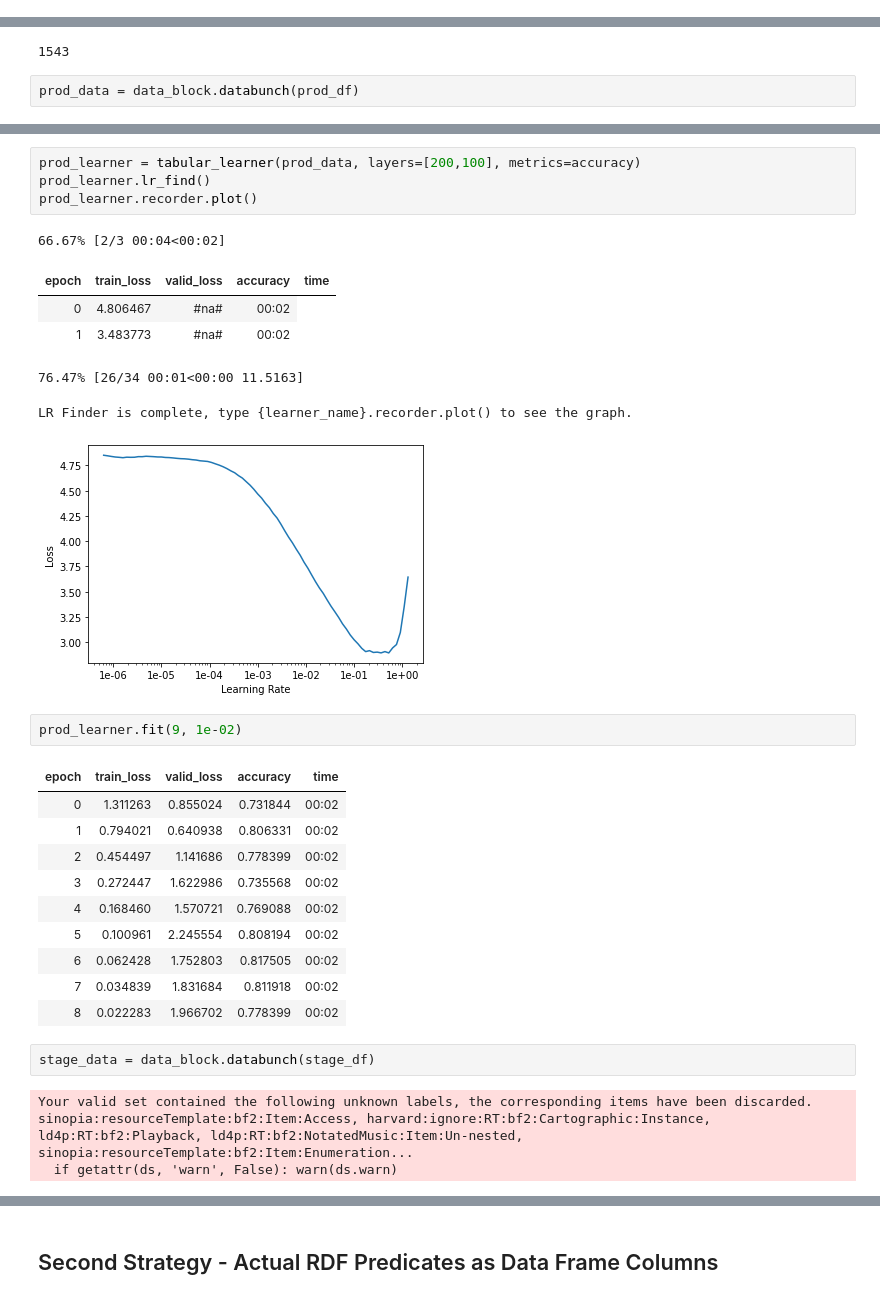
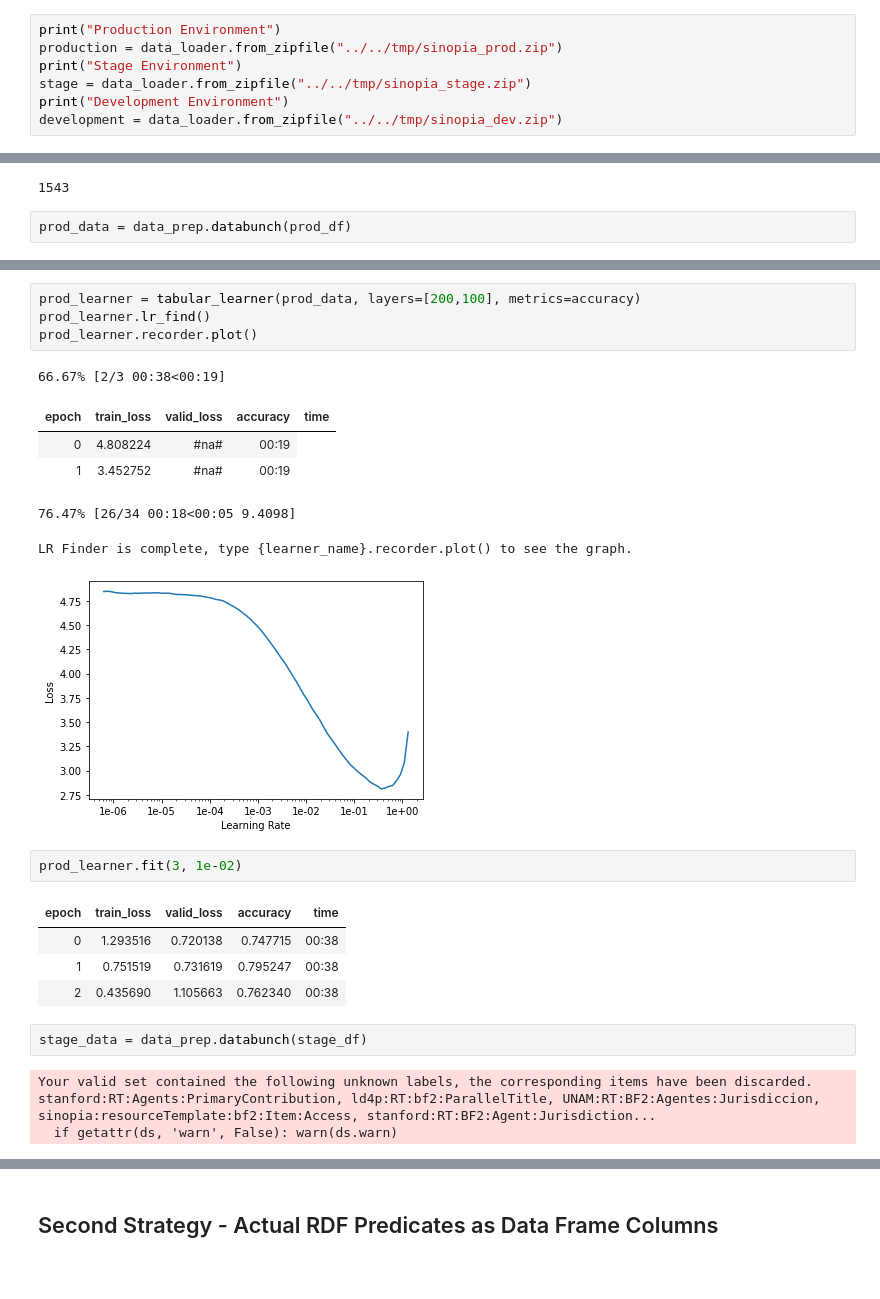
Before and after one commit to LD4P/rdf-classify, a Jupyter notebook: doc/Introduction.ipynb, the cells around one changed output, grey strips where cells are left out. Cells and saved outputs as stored; diff of their text form; blank space fills up the shorter version.

```diff
--- a/doc/Introduction.ipynb
+++ b/doc/Introduction.ipynb
@@ -57,0 +36,7 @@ Failed to parse sinopia_export_all_2020-06-21T00:01:16.135Z/michigan_2020-06-21T
+# %%
+print("Production Environment")
+production = data_loader.from_zipfile("../../tmp/sinopia_prod.zip")
+print("Stage Environment")
+stage = data_loader.from_zipfile("../../tmp/sinopia_stage.zip")
+print("Development Environment")
+development = data_loader.from_zipfile("../../tmp/sinopia_dev.zip")
@@ -130,6 +146,6 @@ len(stage_df.keys())
 # %% [output]
 1543
 # %%
-prod_data = data_block.databunch(prod_df)
+prod_data = data_prep.databunch(prod_df)
 # %% [output]
 Your valid set contained the following unknown labels, the corresponding items have been discarded.
@@ -155,31 +156,25 @@ prod_learner = tabular_learner(prod_data, layers=[200,100], metrics=accuracy)
 prod_learner.lr_find()
 prod_learner.recorder.plot()
 # %% [output]
-66.67% [2/3 00:04<00:02]
+66.67% [2/3 00:38<00:19]
 | epoch | train_loss | valid_loss | accuracy | time |
-| 0 | 4.806467 | #na# | 00:02 |
-| 1 | 3.483773 | #na# | 00:02 |
+| 0 | 4.808224 | #na# | 00:19 |
+| 1 | 3.452752 | #na# | 00:19 |
-76.47% [26/34 00:01<00:00 11.5163]
+76.47% [26/34 00:18<00:05 9.4098]
 LR Finder is complete, type {learner_name}.recorder.plot() to see the graph.
-[figure, old version]
+[figure, new version]
 # %%
-prod_learner.fit(9, 1e-02)
+prod_learner.fit(3, 1e-02)
 # %% [output]
 | epoch | train_loss | valid_loss | accuracy | time |
-| 0 | 1.311263 | 0.855024 | 0.731844 | 00:02 |
-| 1 | 0.794021 | 0.640938 | 0.806331 | 00:02 |
-| 2 | 0.454497 | 1.141686 | 0.778399 | 00:02 |
-| 3 | 0.272447 | 1.622986 | 0.735568 | 00:02 |
-| 4 | 0.168460 | 1.570721 | 0.769088 | 00:02 |
-| 5 | 0.100961 | 2.245554 | 0.808194 | 00:02 |
-| 6 | 0.062428 | 1.752803 | 0.817505 | 00:02 |
-| 7 | 0.034839 | 1.831684 | 0.811918 | 00:02 |
-| 8 | 0.022283 | 1.966702 | 0.778399 | 00:02 |
+| 0 | 1.293516 | 0.720138 | 0.747715 | 00:38 |
+| 1 | 0.751519 | 0.731619 | 0.795247 | 00:38 |
+| 2 | 0.435690 | 1.105663 | 0.762340 | 00:38 |
 # %%
-stage_data = data_block.databunch(stage_df)
+stage_data = data_prep.databunch(stage_df)
 # %% [output]
 Your valid set contained the following unknown labels, the corresponding items have been discarded.
-sinopia:resourceTemplate:bf2:Item:Access, harvard:ignore:RT:bf2:Cartographic:Instance, ld4p:RT:bf2:Playback, ld4p:RT:bf2:NotatedMusic:Item:Un-nested, sinopia:resourceTemplate:bf2:Item:Enumeration...
+stanford:RT:Agents:PrimaryContribution, ld4p:RT:bf2:ParallelTitle, UNAM:RT:BF2:Agentes:Jurisdiccion, sinopia:resourceTemplate:bf2:Item:Access, stanford:RT:BF2:Agent:Jurisdiction...
   if getattr(ds, 'warn', False): warn(ds.warn)
 # %%
 stage_learner = tabular_learner(stage_data, layers=[300,100], metrics=accuracy)
```
Also changed, not shown: parts of 31 cells of this notebook, 1 other file.
